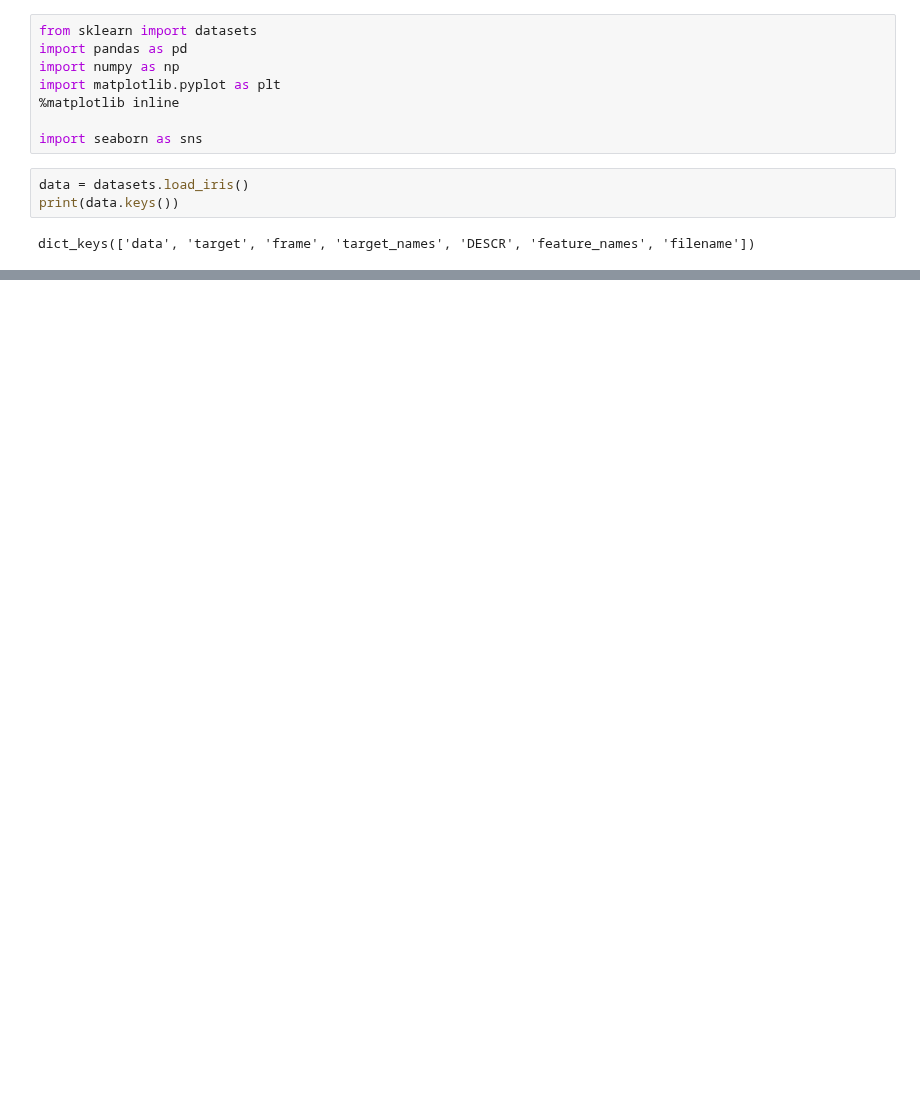
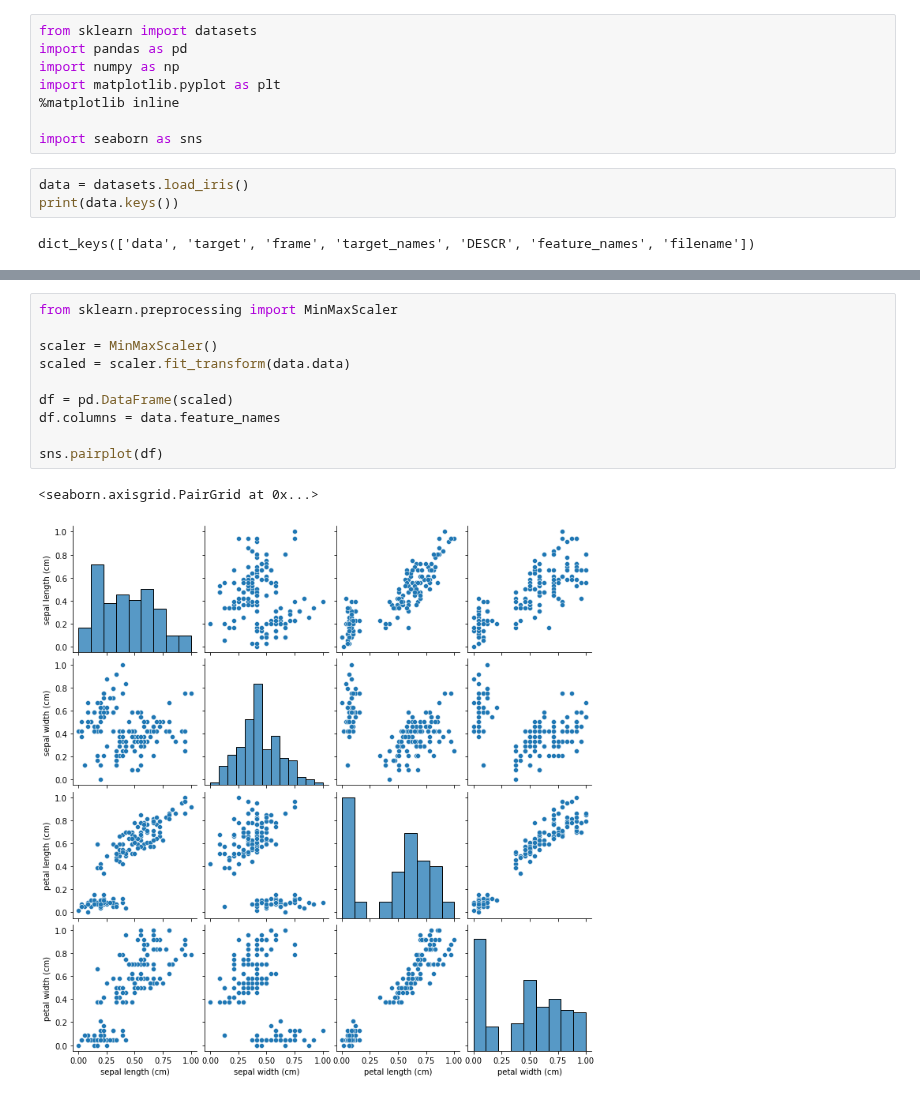
Before and after one commit to john-sedrak/GRIP, a Jupyter notebook: Task 2/task.ipynb, the cells around one changed output, grey strips where cells are left out. Cells and saved outputs as stored; diff of their text form; blank space fills up the shorter version.

```diff
--- a/Task 2/task.ipynb
+++ b/Task 2/task.ipynb
@@ -33,0 +22,13 @@ array([[5.1, 3.5, 1.4, 0.2],
+# %%
+from sklearn.preprocessing import MinMaxScaler
+
+scaler = MinMaxScaler()
+scaled = scaler.fit_transform(data.data)
+
+df = pd.DataFrame(scaled)
+df.columns = data.feature_names
+
+sns.pairplot(df)
+# %% [output]
+<seaborn.axisgrid.PairGrid at 0x...>
+[figure, added]
```
Also changed, not shown: parts of 6 cells of this notebook.
